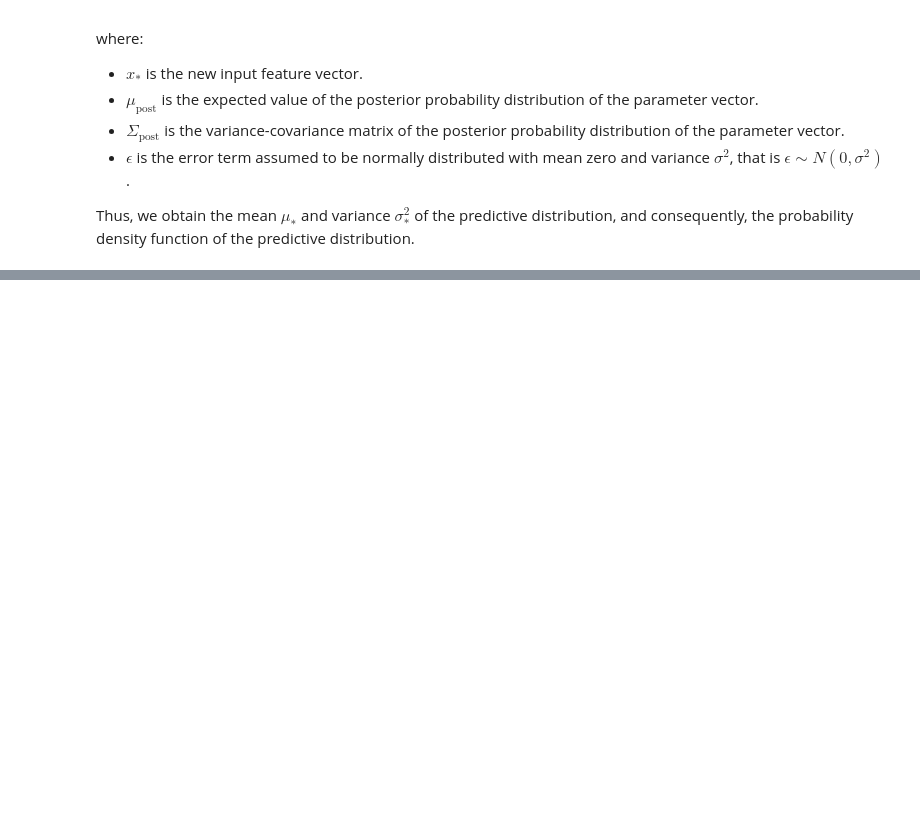
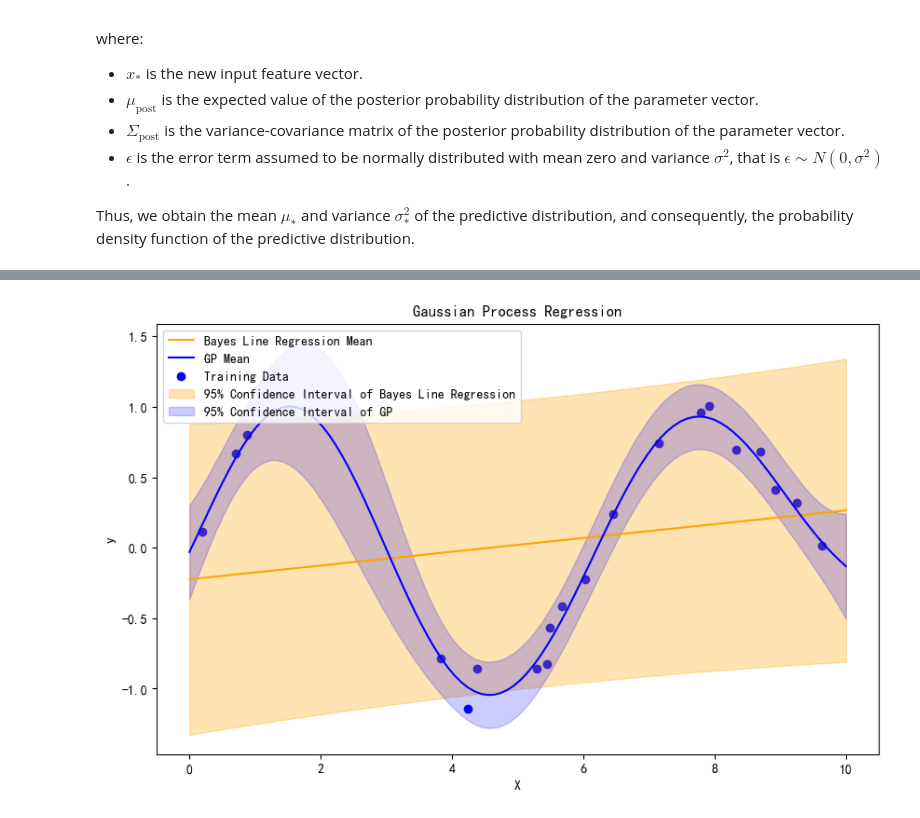
Before and after one commit to pandalabme/whiteboard_ml, a Jupyter notebook: line_regression.ipynb, the cells around one changed output, grey strips where cells are left out. Cells and saved outputs as stored; diff of their text form; code cells hidden in the pictures; blank space fills up the shorter version.

```diff
--- a/line_regression.ipynb
+++ b/line_regression.ipynb
@@ -471,0 +532,47 @@ plt.show()
+# %%
+import numpy as np
+import matplotlib.pyplot as plt
+from sklearn.gaussian_process import GaussianProcessRegressor
+from sklearn.gaussian_process.kernels import RBF, WhiteKernel
+
+# 生成带有噪声的合成数据
+np.random.seed(0)
+X = np.random.uniform(0, 10, 20)[:, np.newaxis]
+y = np.sin(X) + np.random.normal(0, 0.1, size=X.shape)
+
+# 定义高斯过程回归模型
+kernel = RBF(length_scale=1.0, length_scale_bounds=(1e-1, 10.0)) + WhiteKernel(noise_level=1, noise_level_bounds=(1e-3, 1e3))
+gp = GaussianProcessRegressor(kernel=kernel, n_restarts_optimizer=10)
+
+# 拟合模型
+gp.fit(X, y)
+
+# 生成测试数据
+x_test = np.linspace(0, 10, 100)[:, np.newaxis]
+
+# 进行预测
+y_pred_gp, gp_sigma = gp.predict(x_test, return_std=True)
+# Define parameters
+sigma = 1
+X_b = np.c_[np.ones((X.shape[0], 1)), X]
+theta_mu = np.zeros(X_b.shape[1]).reshape(-1, 1)
+theta_sigma_prior = 1 * np.eye(X_b.shape[1])  # Prior covariance matrix
+
+# Compute posterior parameters
+mean_posterior, theta_sigma_posterior = bayes_lr(sigma, X_b[:100], y[:100], theta_mu, theta_sigma_prior)
+y_pred_mean,y_pred_std = bayes_pred(sigma,mean_posterior,theta_sigma_posterior,x_test)
+
+# 绘制结果
+plt.figure(figsize=(10, 6))
+plt.scatter(X, y, color='blue', label='Training Data')
+plt.plot(x_test, y_pred_mean, c='orange', label='Bayes Line Regression Mean')
+plt.plot(x_test, y_pred, c='blue', label='GP Mean')
+plt.fill_between(x_test.ravel(), (y_pred_mean - y_pred_std).ravel(), (y_pred_mean + y_pred_std).ravel(), color='orange', alpha=0.3, label='95% Confidence Interval of Bayes Line Regression')
+plt.fill_between(x_test.ravel(), y_pred - 2 * gp_sigma, y_pred + 2 * gp_sigma, color='blue', alpha=0.2, label='95% Confidence Interval of GP')
+plt.xlabel('X')
+plt.ylabel('y')
+plt.title('Gaussian Process Regression')
+plt.legend(loc='upper left')
+plt.show()
+# %% [output]
+[figure, added]
```
Also changed, not shown: parts of 2 cells of this notebook, 1 other file.
